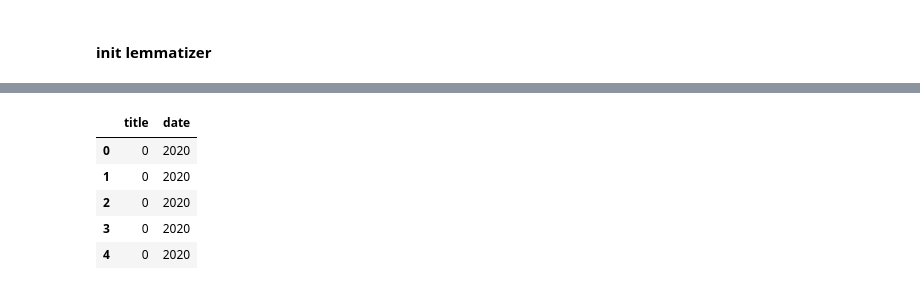
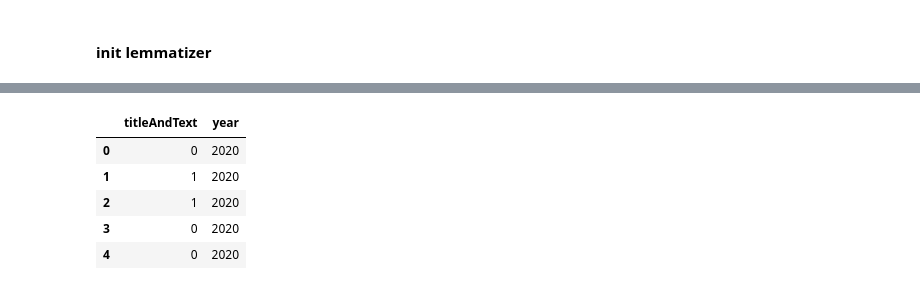
Before and after one commit to martinKindall/forum_analysis_wordclouds, a Jupyter notebook: Forum_analysis.ipynb, the cells around one changed output, grey strips where cells are left out. Drawn from its saved outputs; the diff is of its cells as text; code cells hidden in the pictures.

Commit message:
Deleting unused code and filtering final result in desired years.

```diff
--- a/Forum_analysis.ipynb
+++ b/Forum_analysis.ipynb
@@ -189,3 +189,9 @@ Year: 2011, titles and body
 ### Threads about mental health
 # %% [markdown]
 #### init lemmatizer
+# %%
+mental_health_keywords = ['ansiedad', 'desmotivación', 'estres', 'concentracion', 'deprimido', 'depresion',
+                             'animo', 'psicologica', 'mental', 'siquiatra', 'psicóloga', 'autocuidado',
+                             'bienestar', 'frustración', 'concentrarme', 'motivacion']
+mental_health_lemmas = set(map(lemmatiser_es, map(cleanSingleString, mental_health_keywords)))
+mental_health_lemmas
@@ -192,25 +214,18 @@ Year: 2011, titles and body
 # %%
-mental_health_keywords = ['ansiedad', 'desmotivación', 'estres', 'concentracion', 'deprimido', 'depresion',
-                             'animo', 'psicologica', 'mental', 'siquiatra', 'psicóloga', 'motiva', 'autocuidado',
-                             'bienestar', 'frustración', 'concentrarme', 'motivacion']
-mental_health_lemmas = set(map(lemmatiser_es, map(cleanSingleString, mental_health_keywords)))
-
 def lemmatizeSentence(sentence):
-    return " ".join(map(lemmatiser_es, sentence.split(" ")))
-
-def cleanAndLemmatizeTitles(titleSerie):
-    return formatStrings(titleSerie).transform(lemmatizeSentence)
+    return sentence.transform(lambda sentenceStr: " ".join(map(lemmatiser_es, sentenceStr.split(" "))))
 
 def isTopicOfInterest(sentenceSeries):
     return sentenceSeries.transform(lambda sentence: 1 if any(map(lambda word: word in mental_health_lemmas, sentence.split(" "))) else 0)
 
-titles_mapped = forum_titles_frame[['title']].apply(cleanAndLemmatizeTitles).apply(isTopicOfInterest)
-titles_mapped[['date']] = forum_titles_frame[['date']].reset_index(drop=True)
-titles_mapped.head()
+
+textClassified = mergedTitlesAndBodyCleaned[['titleAndText']].apply(lemmatizeSentence).apply(isTopicOfInterest)
+textClassified[['year']] = mergedTitlesAndBodyCleaned[['year']]
+textClassified.head()
 # %% [output]
-|  | title | date |
+|  | titleAndText | year |
 | 0 | 0 | 2020 |
-| 1 | 0 | 2020 |
-| 2 | 0 | 2020 |
+| 1 | 1 | 2020 |
+| 2 | 1 | 2020 |
 | 3 | 0 | 2020 |
 | 4 | 0 | 2020 |
```
Also changed, not shown: parts of 3 cells of this notebook.
